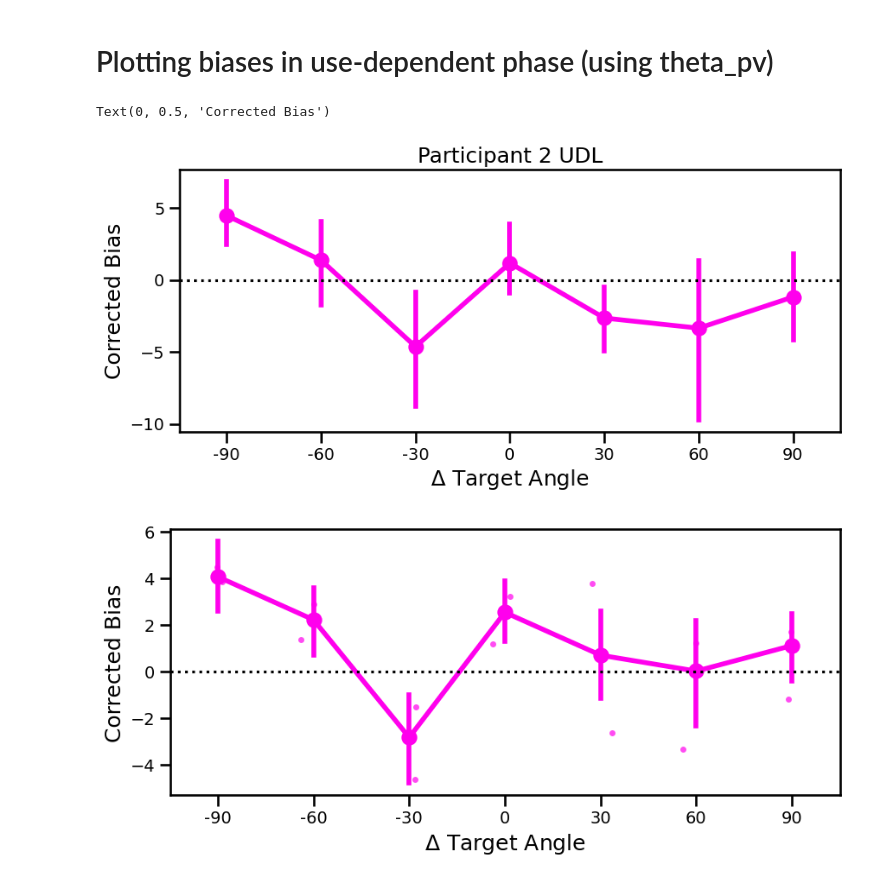
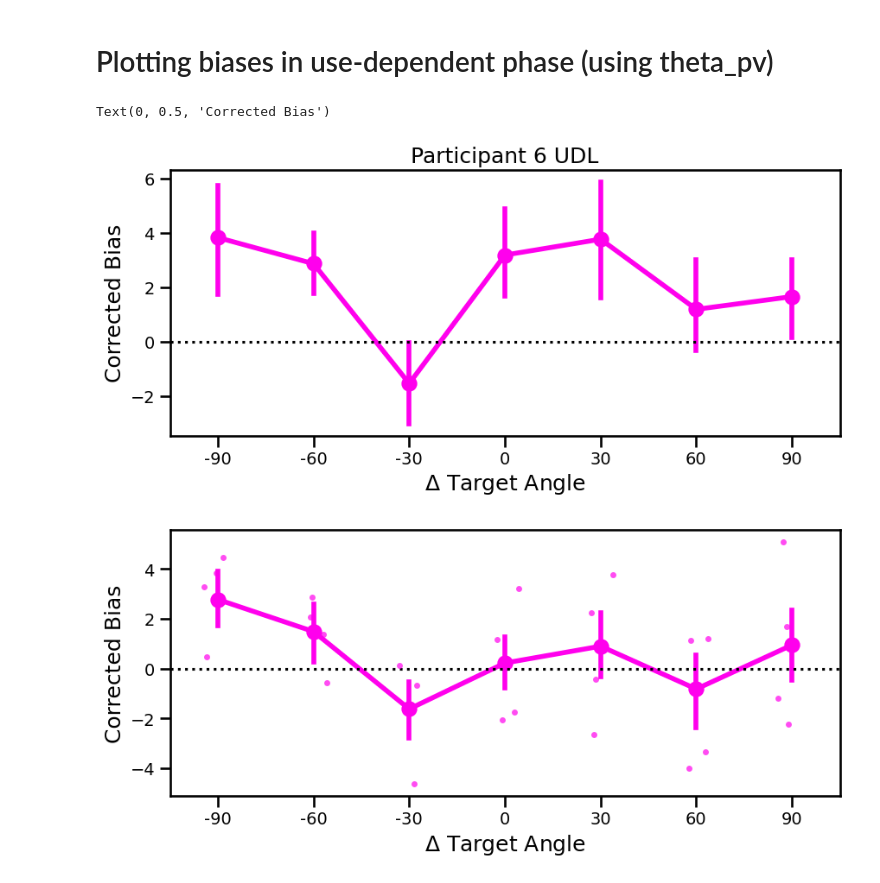
Before and after one commit to abbysun4/UDLR_study, a Jupyter notebook: UDLR_exp1/scripts/UDLR_analysis_script.ipynb, the cells around one changed output. Drawn from its saved outputs; the diff is of its cells as text; code cells hidden in the pictures.

```diff
--- a/UDLR_exp1/scripts/UDLR_analysis_script.ipynb
+++ b/UDLR_exp1/scripts/UDLR_analysis_script.ipynb
@@ -21,23 +21,31 @@ sns.set_context("talk")
 # File paths for each experimental condition (can contain multiple subjects/files)
 file_paths_baseline = [
     "../data/csv_files/06_baseline.csv",
-    "../data/csv_files/07_baseline.csv"
+    "../data/csv_files/07_baseline.csv",
+    "../data/csv_files/08_baseline.csv",
+    "../data/csv_files/09_baseline.csv"
 ]
 
 file_paths_repulse = [
     "../data/csv_files/06_repulse.csv",
-    "../data/csv_files/07_repulse.csv"
+    "../data/csv_files/07_repulse.csv",
+    "../data/csv_files/08_repulse.csv",
+    "../data/csv_files/09_repulse.csv"
 ]
 
 file_paths_udl = [
     "../data/csv_files/06_udl.csv",
-    "../data/csv_files/07_udl.csv"
+    "../data/csv_files/07_udl.csv",
+    "../data/csv_files/08_udl.csv",
+    "../data/csv_files/09_udl.csv"
 ]
 
 # Subject identifiers corresponding to the datasets
 # Actual participants have randomly generated KinArm IDs
 subject_list = ["105283198",
-                "263471501"]
+                "263471501",
+                "145349743",
+                "23426115"]
 
 # Load CSV files & label condition
 df_baseline_raw = pre_process(file_paths_baseline, subject_list)
@@ -52,6 +60,8 @@ df_udl_raw['phase'] = 'udl'
 # Combine all conditions into a single dataset
 df = pd.concat([df_baseline_raw, df_repulse_raw, df_udl_raw]).reset_index(drop=True)
 
+# Add 5 to each subject ID (the 5 are from pilot data)
+df["SN"] = df["SN"].astype(int) + 5
 
 # Reset the trial number column that resets for each subject
 df["TN"] = df.groupby("SN").cumcount()
@@ -126,24 +148,17 @@ epochs = {
 # Central/repeated target angle for each participant
 # Update this dictionary as new participants are added
 central_target = {
-    1: 150,
-    2: 60,
+    6: 150,
+    7: 60,
+    8: 120,
+    9: 60
 }
 
 # Shift target angles so each participant's central target = 0°
 for sn, central_angle in central_target.items():
     mask = df["SN"] == sn
-
-    TA_rad_shift = (
-        np.deg2rad(df.loc[mask, "target_angle"])
-        - np.deg2rad(central_angle)
-    )
-
-    # Convert back to degrees and wrap to [-180, 180)
-    df.loc[mask, "target_angle"] = np.rad2deg(
-        np.arctan2(np.sin(TA_rad_shift), np.cos(TA_rad_shift))
-    ).round()
-
+    TA_rad_shift = df.loc[mask, "target_angle"] - central_angle
+    df.loc[mask, "target_angle"] = circ_dist(TA_rad_shift, TA_rad_shift).round()
 
 # Get target location difference (delta target angle) values
 df['target_angle_diff'] = pd.Series(pd.NA, index=df.index, dtype='Float64')
@@ -160,7 +175,5 @@ df.loc[mask,'target_angle_diff'] = np.rad2deg(np.arctan2(np.sin(RadTAN1diff_udl)
 
 # Round
 df['target_angle_diff'] = df['target_angle_diff'].round().astype('Int64')
-
-print(df["SN"].dtype)
-print(df["SN"].unique())
+df
 # %% [output]
@@ -276,6 +522,7 @@ Text(0, 0.5, 'Corrected Bias')
 mask_udl = (
     (df['TN'] >= epochs['udl'][0]) & (df['TN'] <= epochs['udl'][1]) &
     (df['reach_feedback'] == 'good reach') &
+    (df['rt'] > 0.5) &
     (df['theta_pv'].abs() < 60)
 )
 
@@ -293,7 +540,7 @@ df_udl_constrained = df_udl_constrained.loc[df_udl_constrained['probe'] == 1]
 subject_means = df_udl_constrained.groupby(['SN', 'target_angle_diff'])['corrected_bias_udl'].mean().reset_index()
 
 # plot graph for one participant
-subject_num = 2
+subject_num = 6
 fig, ax = plt.subplots(figsize=(10,4))
 sns.pointplot(
     data=df_udl_constrained[df_udl_constrained['SN']==subject_num],
@@ -318,32 +565,32 @@ sns.pointplot(
     data=df_udl_constrained,
     x='target_angle_diff',
     y='corrected_bias_udl',
     estimator='mean',
     errorbar=('ci',95),
     #color='black',
     ax=ax
 )
 
 sns.stripplot(
     data=subject_means,
     x='target_angle_diff',
     y='corrected_bias_udl',
     #color='green',
     alpha=0.7,
     jitter=0.15,
     size=5,
     ax=ax
 )
 
 ax.axhline(0, color='black', linestyle=':')
 ax.tick_params(axis='x', labelsize=14)
 ax.tick_params(axis='y', labelsize=14)
 plt.xlabel(r'$\Delta$ Target Angle')
 ## change the name of the x axis
 plt.ylabel('Corrected Bias')
 
 # plt.savefig('withFB.png', dpi=600, bbox_inches='tight')
 # %% [output]
 Text(0, 0.5, 'Corrected Bias')
-[figure, old version]
+[figure, new version]
-[figure, old version]
+[figure, new version]
```
Also changed, not shown: parts of 12 cells of this notebook, 6 other files.
